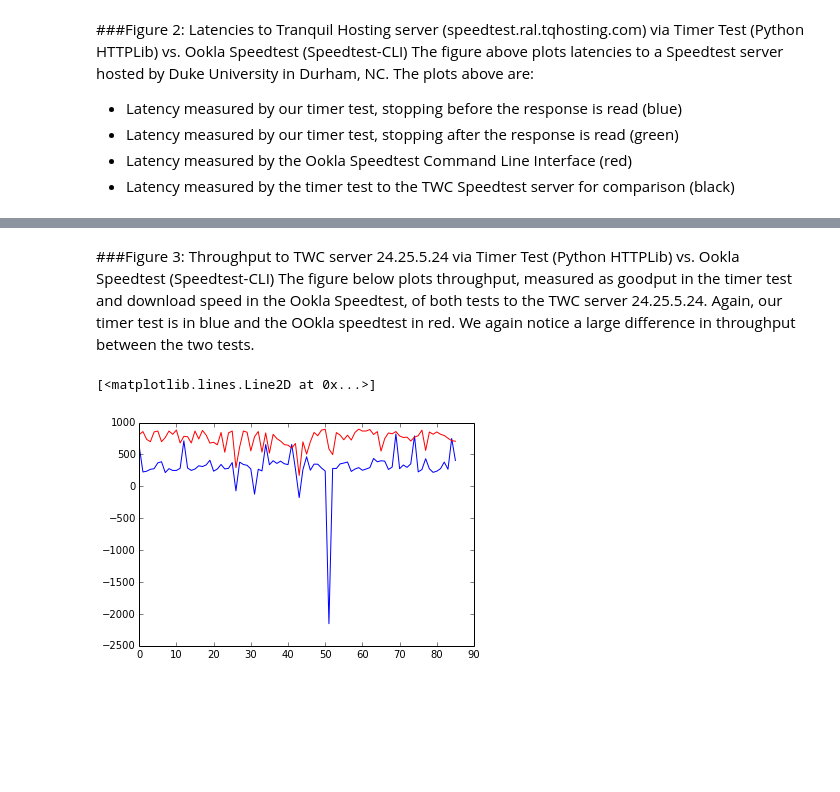
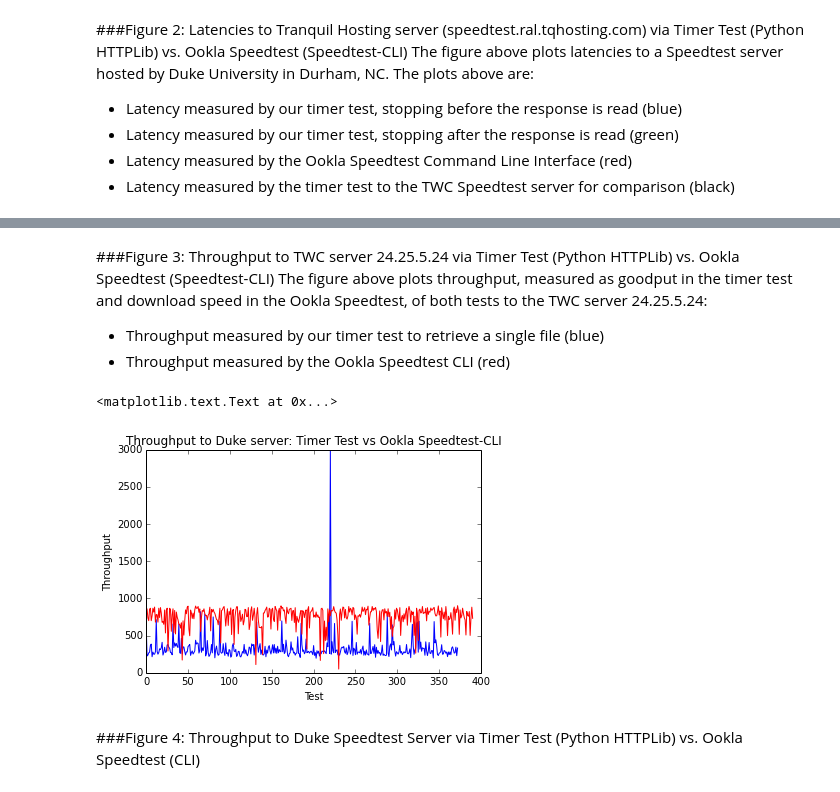
Before and after one commit to amirunpri2018/net-score, a Jupyter notebook: notebooks/Duke_test_data.ipynb, the cells around one changed output, grey strips where cells are left out. Drawn from its saved outputs; the diff is of its cells as text; code cells hidden in the pictures; blank space fills up the shorter version.

```diff
--- a/notebooks/Duke_test_data.ipynb
+++ b/notebooks/Duke_test_data.ipynb
@@ -116,10 +116,26 @@ pylab.xlabel('Test')
 # %% [markdown]
 ###Figure 3: Throughput to TWC server 24.25.5.24 via Timer Test (Python HTTPLib) vs. Ookla Speedtest (Speedtest-CLI)
-The figure below plots throughput, measured as goodput in the timer test and download speed in the Ookla Speedtest, of both tests to the TWC server 24.25.5.24. Again, our timer test is in blue and the OOkla speedtest in red. We again notice a large difference in throughput between the two tests.
+The figure above plots throughput, measured as goodput in the timer test and download speed in the Ookla Speedtest, of both tests to the TWC server 24.25.5.24:
+
+- Throughput measured by our timer test to retrieve a single file (blue)
+- Throughput measured by the Ookla Speedtest CLI (red)
-# %%
-pylab.figure()
-pylab.plot(duke_timer_thru, '-b')
-pylab.plot(duke_speed_down, '-r')
-# %% [output]
-[<matplotlib.lines.Line2D at 0x...>]
-[figure, removed]
+# %%
+# timeouts = np.where(speedtest_data[:,16] < 0)[0]
+# print timeouts
+
+duke_timer_list = []
+for entry in duke_timer_thru:
+    if float(entry) > 0:
+        duke_timer_list.append(float(entry))
+
+pylab.figure()
+pylab.plot(duke_timer_list, '-b')
+pylab.plot(duke_speed_down, '-r')
+pylab.title('Throughput to Duke server: Timer Test vs Ookla Speedtest-CLI')
+pylab.ylabel('Throughput')
+pylab.xlabel('Test')
+# %% [output]
+<matplotlib.text.Text at 0x...>
+[figure, added]
+# %% [markdown]
+###Figure 4: Throughput to Duke Speedtest Server via Timer Test (Python HTTPLib) vs. Ookla Speedtest (CLI)
```
Also changed, not shown: parts of 6 cells of this notebook, 5 other files.
